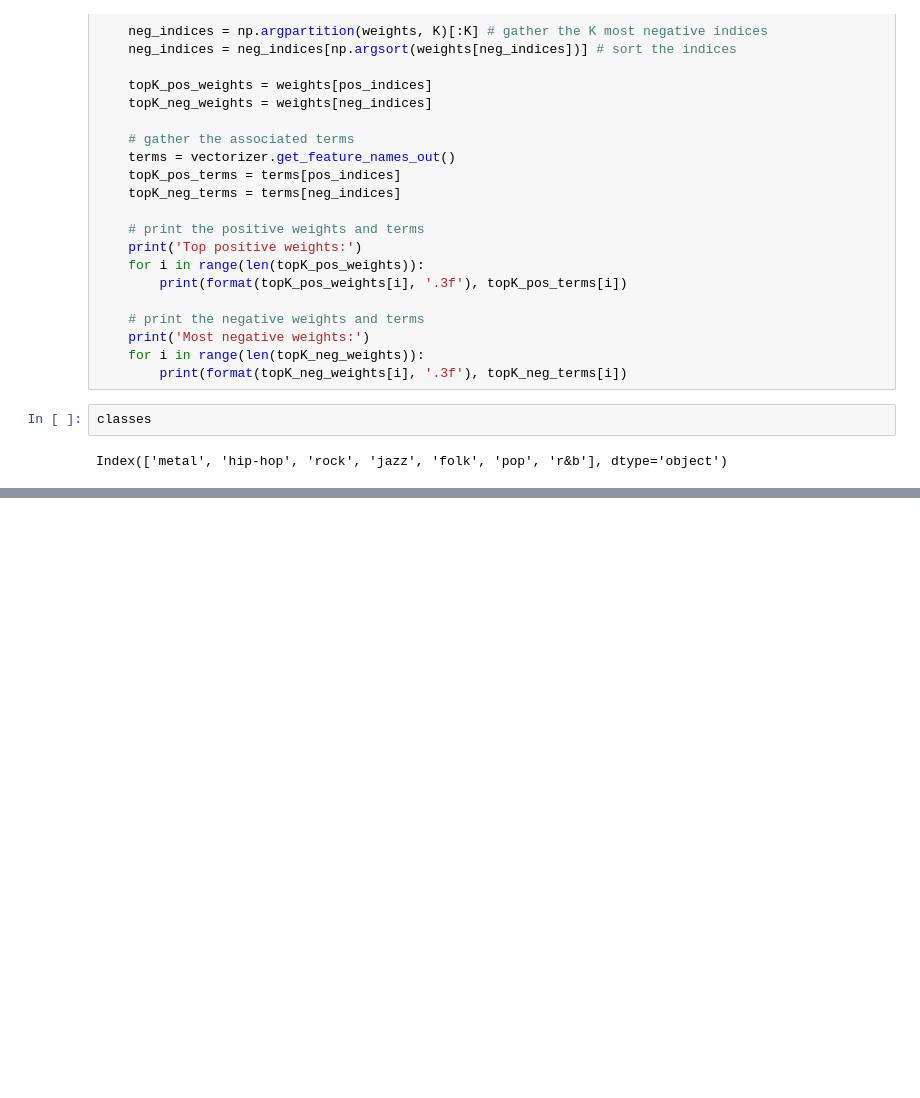
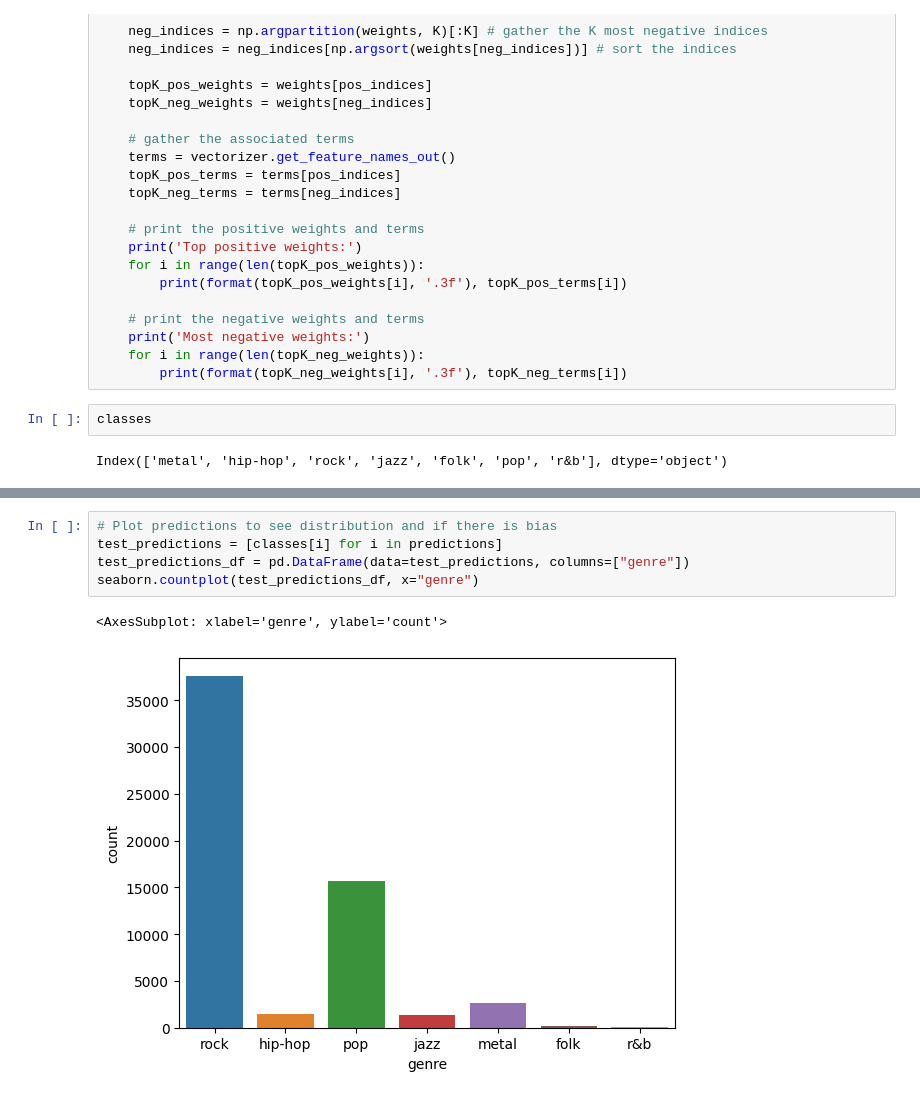
Before and after one commit to lukeren314/cs175-project, a Jupyter notebook: phase1.ipynb, the cells around one changed output, grey strips where cells are left out. Saved outputs shown, nothing was run; the diff lists cells and outputs as text; blank space fills up the shorter version.

Commit message:
[Phase 1]Add prediction distribution graph

```diff
--- a/phase1.ipynb
+++ b/phase1.ipynb
@@ -244,0 +225,8 @@ for _ in range(NUM_EXAMPLES):
+# %%
+# Plot predictions to see distribution and if there is bias
+test_predictions = [classes[i] for i in predictions]
+test_predictions_df = pd.DataFrame(data=test_predictions, columns=["genre"])
+seaborn.countplot(test_predictions_df, x="genre")
+# %% [output]
+<AxesSubplot: xlabel='genre', ylabel='count'>
+[figure, added]
```
Also changed, not shown: parts of 6 cells of this notebook, 1 other file.
